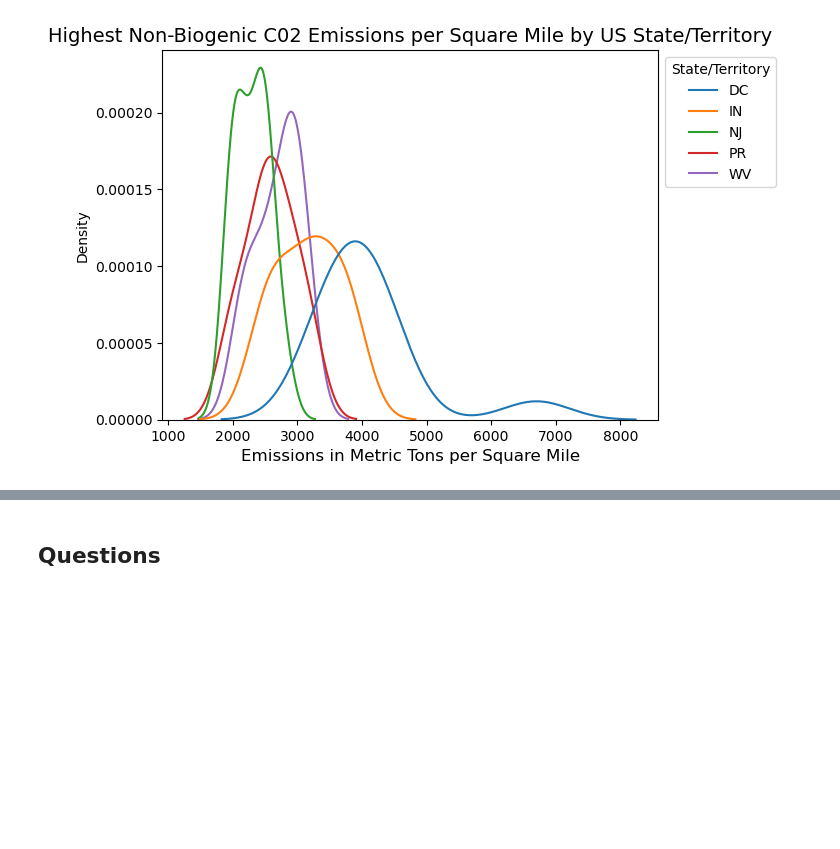
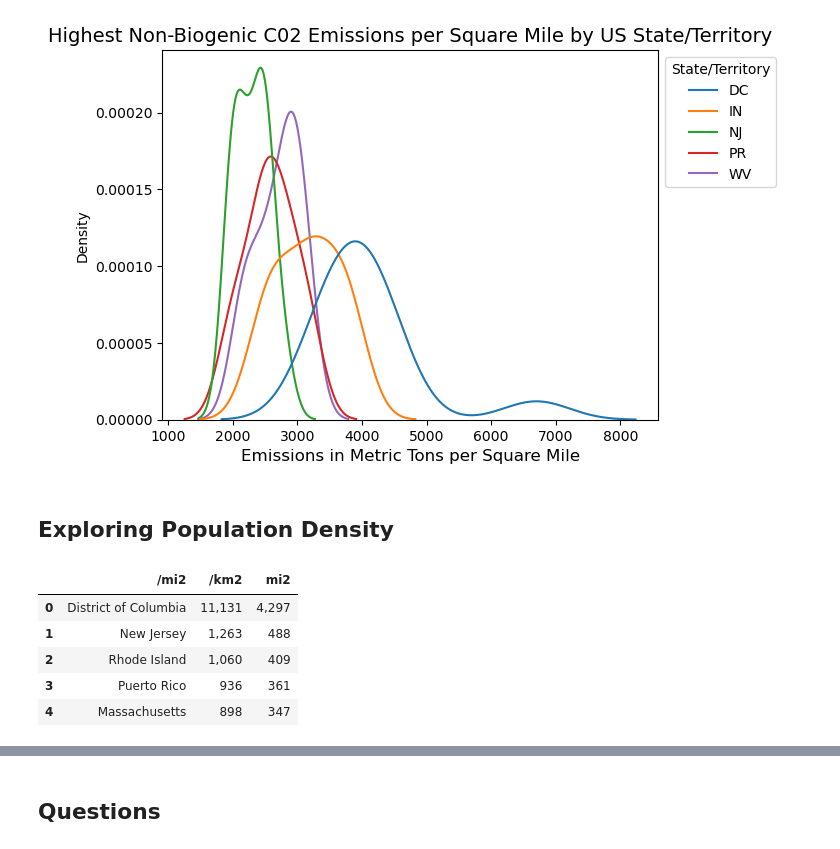
Before and after one commit to caroline-kranefuss/us_facilities_emissions, a Jupyter notebook: questions_3_4.ipynb, the cells around one changed output, grey strips where cells are left out. Cells and saved outputs as stored; diff of their text form; code cells hidden in the pictures; blank space fills up the shorter version.

```diff
--- a/questions_3_4.ipynb
+++ b/questions_3_4.ipynb
@@ -299,3 +299,19 @@ ax.set_title("Highest Non-Biogenic C02 Emissions per Square Mile by US State/Ter
 # %% [output]
 Text(0.5, 1.0, 'Highest Non-Biogenic C02 Emissions per Square Mile by US State/Territory')
 [figure]
+# %% [markdown]
+## Exploring Population Density
+# %%
+"""
+Source: https://en.wikipedia.org/wiki/List_of_U.S._states_and_territories_by_population_density#:~:text=Table_title:%20States%20and%20territories%20by%20population%20density,%7C%20Density:%201%2C060%20%7C%20:%20409%20%7C
+"""
+# Loading data on population density
+density = pd.read_csv('density.csv',skiprows=2)
+density.head()
+# %% [output]
+|  | /mi2 | /km2 | mi2 |
+| 0 | District of Columbia | 11,131 | 4,297 |
+| 1 | New Jersey | 1,263 | 488 |
+| 2 | Rhode Island | 1,060 | 409 |
+| 3 | Puerto Rico | 936 | 361 |
+| 4 | Massachusetts | 898 | 347 |
```
Also changed, not shown: parts of 6 cells of this notebook, 1 other file.
